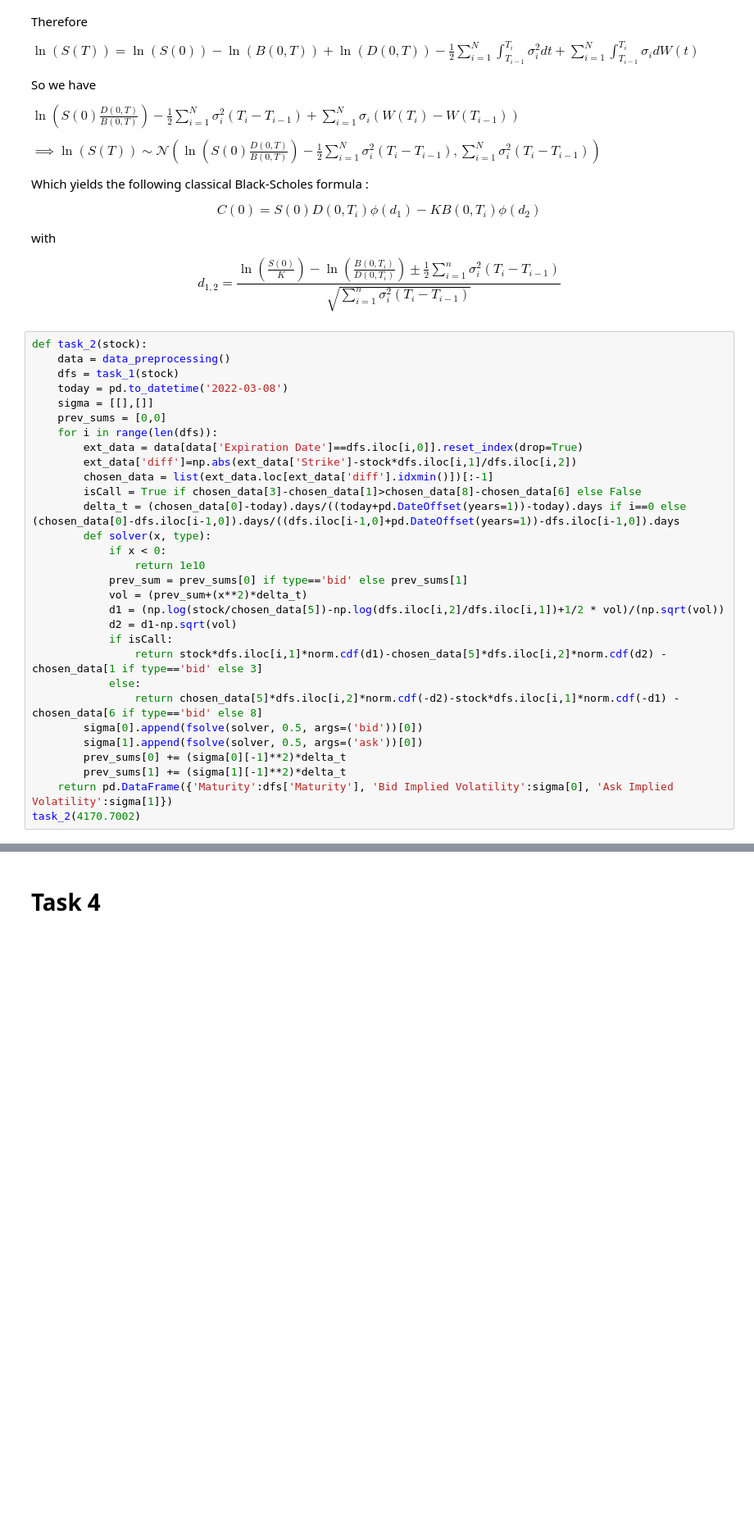
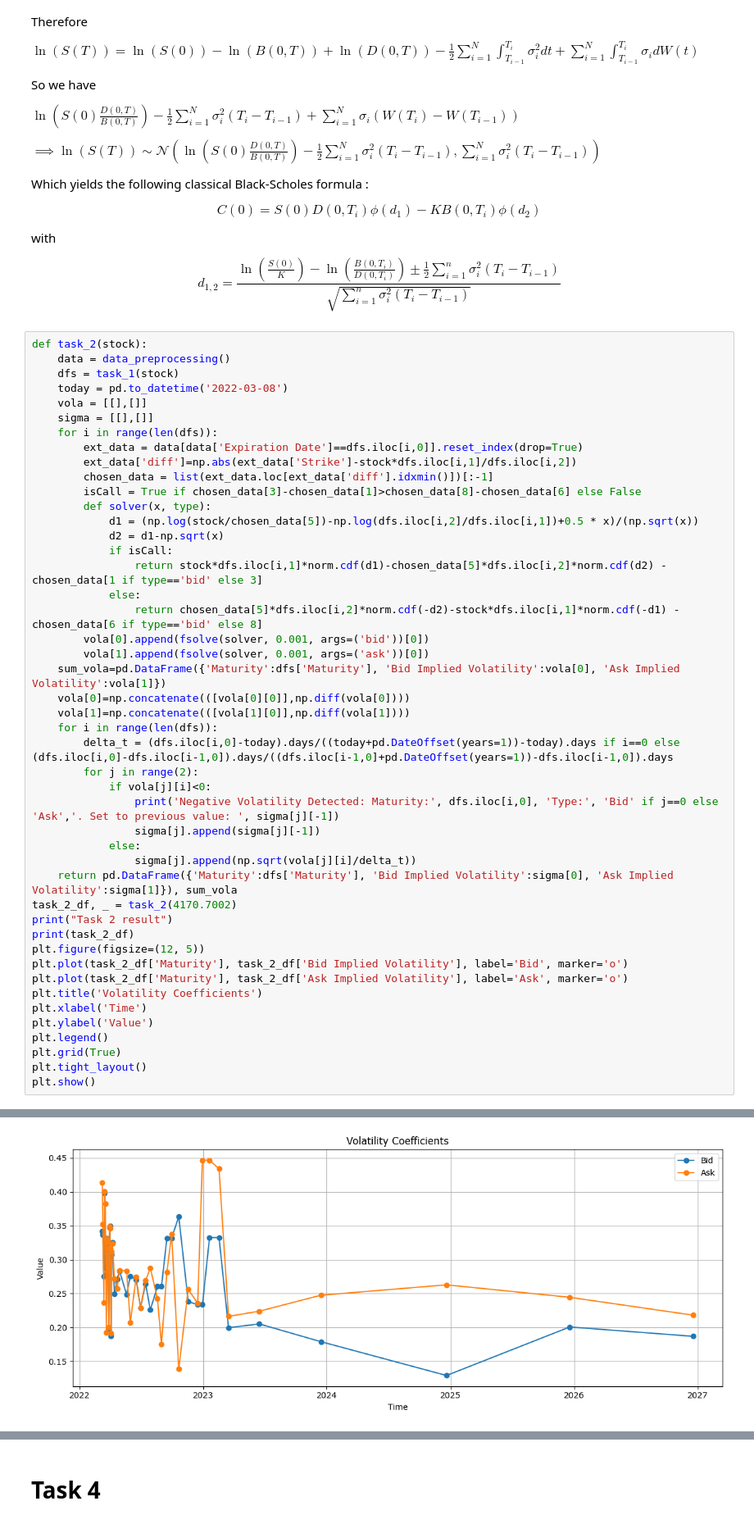
Before and after one commit to Thaigithub/UTS_FDSP_Assignment_Group, a Jupyter notebook: main.ipynb, the cells around one changed output, grey strips where cells are left out. Shown at 82% size. Drawn from its saved outputs; the diff is of its cells as text; blank space fills up the shorter version.

Commit message:
[Task 2] revaluate and drop unsolvable

```diff
--- a/main.ipynb
+++ b/main.ipynb
@@ -142,29 +142,45 @@ def task_2(stock):
     data = data_preprocessing()
     dfs = task_1(stock)
     today = pd.to_datetime('2022-03-08')
+    vola = [[],[]]
     sigma = [[],[]]
-    prev_sums = [0,0]
     for i in range(len(dfs)):
         ext_data = data[data['Expiration Date']==dfs.iloc[i,0]].reset_index(drop=True)
         ext_data['diff']=np.abs(ext_data['Strike']-stock*dfs.iloc[i,1]/dfs.iloc[i,2])
         chosen_data = list(ext_data.loc[ext_data['diff'].idxmin()])[:-1]
         isCall = True if chosen_data[3]-chosen_data[1]>chosen_data[8]-chosen_data[6] else False
-        delta_t = (chosen_data[0]-today).days/((today+pd.DateOffset(years=1))-today).days if i==0 else (chosen_data[0]-dfs.iloc[i-1,0]).days/((dfs.iloc[i-1,0]+pd.DateOffset(years=1))-dfs.iloc[i-1,0]).days
         def solver(x, type):
-            if x < 0:
-                return 1e10
-            prev_sum = prev_sums[0] if type=='bid' else prev_sums[1]
-            vol = (prev_sum+(x**2)*delta_t)
-            d1 = (np.log(stock/chosen_data[5])-np.log(dfs.iloc[i,2]/dfs.iloc[i,1])+1/2 * vol)/(np.sqrt(vol))
-            d2 = d1-np.sqrt(vol)
+            d1 = (np.log(stock/chosen_data[5])-np.log(dfs.iloc[i,2]/dfs.iloc[i,1])+0.5 * x)/(np.sqrt(x))
+            d2 = d1-np.sqrt(x)
             if isCall:
                 return stock*dfs.iloc[i,1]*norm.cdf(d1)-chosen_data[5]*dfs.iloc[i,2]*norm.cdf(d2) - chosen_data[1 if type=='bid' else 3]
             else:
                 return chosen_data[5]*dfs.iloc[i,2]*norm.cdf(-d2)-stock*dfs.iloc[i,1]*norm.cdf(-d1) - chosen_data[6 if type=='bid' else 8]
-        sigma[0].append(fsolve(solver, 0.5, args=('bid'))[0])
-        sigma[1].append(fsolve(solver, 0.5, args=('ask'))[0])
-        prev_sums[0] += (sigma[0][-1]**2)*delta_t
-        prev_sums[1] += (sigma[1][-1]**2)*delta_t
-    return pd.DataFrame({'Maturity':dfs['Maturity'], 'Bid Implied Volatility':sigma[0], 'Ask Implied Volatility':sigma[1]})
-task_2(4170.7002)
+        vola[0].append(fsolve(solver, 0.001, args=('bid'))[0])
+        vola[1].append(fsolve(solver, 0.001, args=('ask'))[0])
+    sum_vola=pd.DataFrame({'Maturity':dfs['Maturity'], 'Bid Implied Volatility':vola[0], 'Ask Implied Volatility':vola[1]})
+    vola[0]=np.concatenate(([vola[0][0]],np.diff(vola[0])))
+    vola[1]=np.concatenate(([vola[1][0]],np.diff(vola[1])))
+    for i in range(len(dfs)):
+        delta_t = (dfs.iloc[i,0]-today).days/((today+pd.DateOffset(years=1))-today).days if i==0 else (dfs.iloc[i,0]-dfs.iloc[i-1,0]).days/((dfs.iloc[i-1,0]+pd.DateOffset(years=1))-dfs.iloc[i-1,0]).days
+        for j in range(2):
+            if vola[j][i]<0:
+                print('Negative Volatility Detected: Maturity:', dfs.iloc[i,0], 'Type:', 'Bid' if j==0 else 'Ask','. Set to previous value: ', sigma[j][-1])
+                sigma[j].append(sigma[j][-1])
+            else:
+                sigma[j].append(np.sqrt(vola[j][i]/delta_t))
+    return pd.DataFrame({'Maturity':dfs['Maturity'], 'Bid Implied Volatility':sigma[0], 'Ask Implied Volatility':sigma[1]}), sum_vola
+task_2_df, _ = task_2(4170.7002)
+print("Task 2 result")
+print(task_2_df)
+plt.figure(figsize=(12, 5))
+plt.plot(task_2_df['Maturity'], task_2_df['Bid Implied Volatility'], label='Bid', marker='o')
+plt.plot(task_2_df['Maturity'], task_2_df['Ask Implied Volatility'], label='Ask', marker='o')
+plt.title('Volatility Coefficients')
+plt.xlabel('Time')
+plt.ylabel('Value')
+plt.legend()
+plt.grid(True)
+plt.tight_layout()
+plt.show()
 # %% [output]
@@ -193,0 +204 @@ task_2(4170.7002)
+[figure, added]
```
Also changed, not shown: parts of 3 cells of this notebook.
